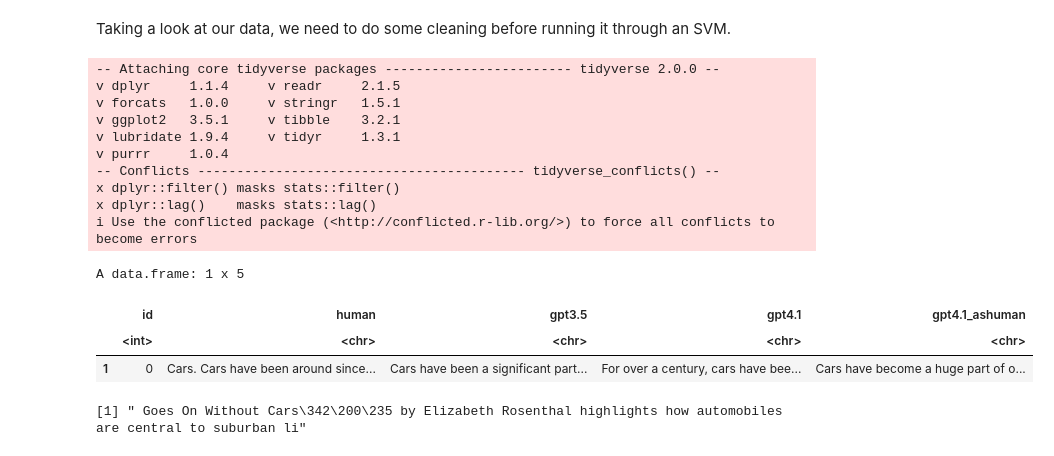
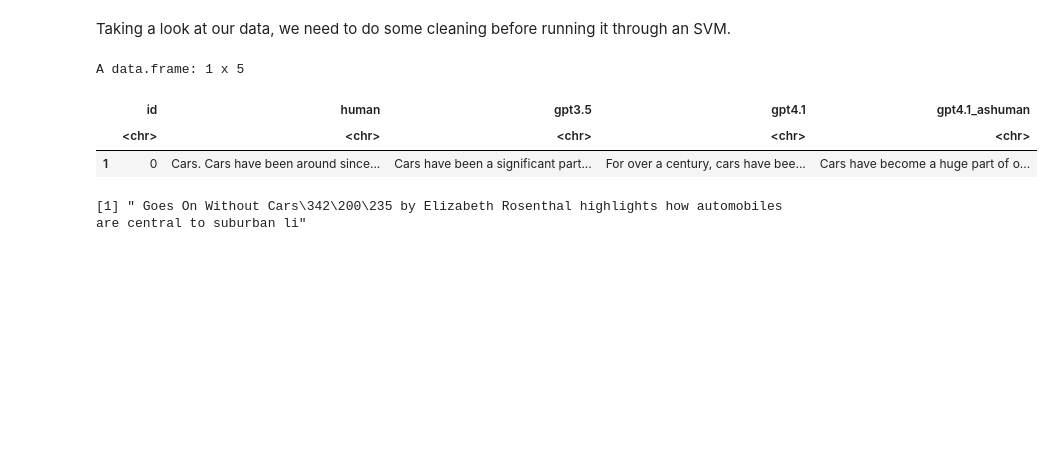
Before and after one commit to liam-hp/SVM-identify-LLM, a Jupyter notebook: svm.ipynb, the cells around one changed output. Drawn from its saved outputs; the diff is of its cells as text; code cells hidden in the pictures; blank space fills up the shorter version.

```diff
--- a/svm.ipynb
+++ b/svm.ipynb
@@ -71,23 +71,14 @@ Taking a look at our data, we need to do some cleaning before running it through
 # %%
 library(tidyverse)
 library(dplyr)
 
 rewrite_paras = read.csv("rewrite_paras.csv")
-head(rewrite_paras, 1)
+head(rewrite_paras, 1) |>
+  mutate(across(everything(), ~ substr(.x, 1, 200))) # don't display the whole sections
 # %% [output]
--- Attaching core tidyverse packages ------------------------ tidyverse 2.0.0 --
-v dplyr     1.1.4     v readr     2.1.5
-v forcats   1.0.0     v stringr   1.5.1
-v ggplot2   3.5.1     v tibble    3.2.1
-v lubridate 1.9.4     v tidyr     1.3.1
-v purrr     1.0.4
--- Conflicts ------------------------------------------ tidyverse_conflicts() --
-x dplyr::filter() masks stats::filter()
-x dplyr::lag()    masks stats::lag()
-i Use the conflicted package (<http://conflicted.r-lib.org/>) to force all conflicts to become errors
+A data.frame: 1 x 5
-A data.frame: 1 x 5
 |  | id | human | gpt3.5 | gpt4.1 | gpt4.1_ashuman |
-|  | <int> | <chr> | <chr> | <chr> | <chr> |
+|  | <chr> | <chr> | <chr> | <chr> | <chr> |
 | 1 | 0 | Cars. Cars have been around since... | Cars have been a significant part... | For over a century, cars have bee... | Cars have become a huge part of o... |
 # %%
 test3 = rewrite_paras$`gpt4.1`[1]
```
Also changed, not shown: parts of 2 cells of this notebook, 2 other files.
